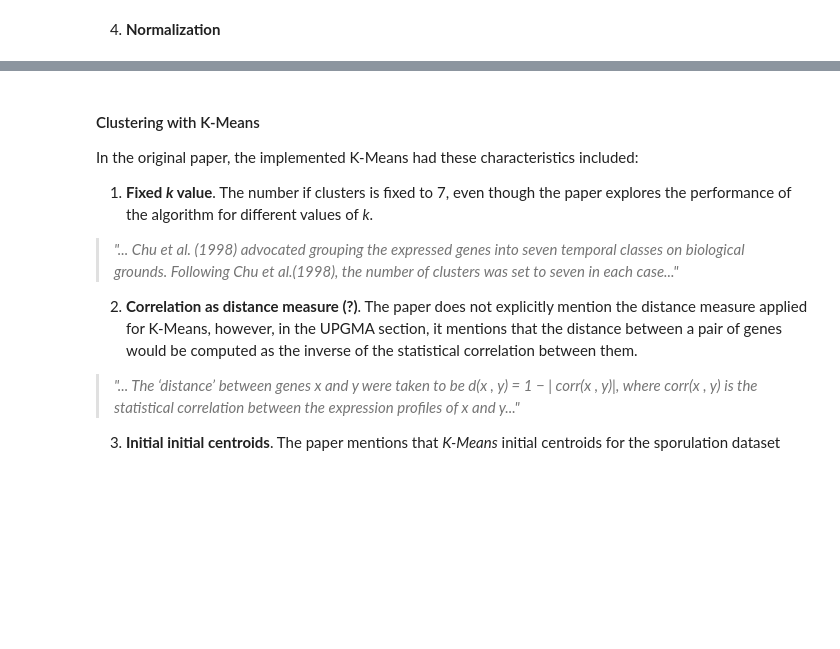
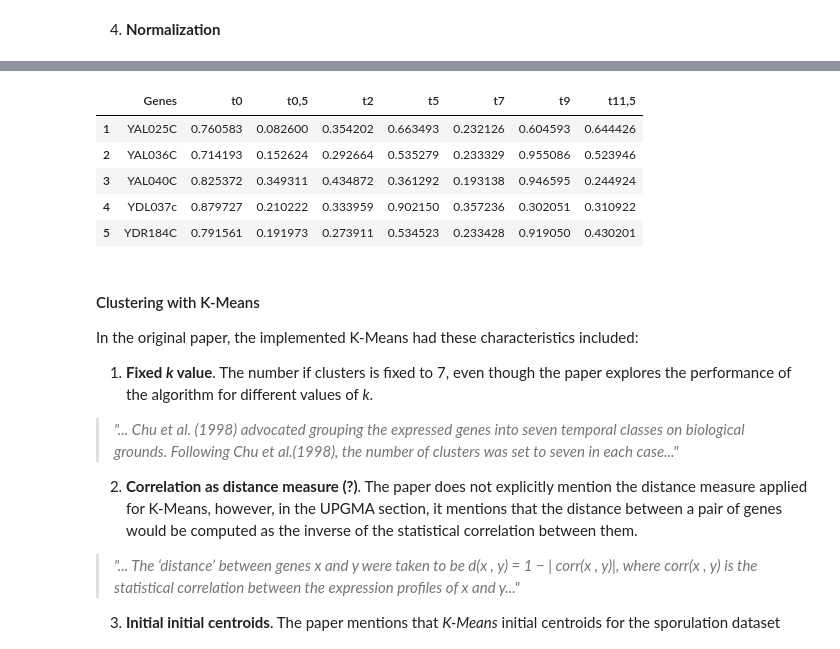
Before and after one commit to MarioPasc/complearn_projects, a Jupyter notebook: Clustering/code/k_means_clustering_sporulaton.ipynb, the cells around one changed output, grey strips where cells are left out. Cells and saved outputs as stored; diff of their text form; code cells hidden in the pictures; blank space fills up the shorter version.

```diff
--- a/Clustering/code/k_means_clustering_sporulaton.ipynb
+++ b/Clustering/code/k_means_clustering_sporulaton.ipynb
@@ -262,3 +266,12 @@ data_normalized = normalize_data_and_plot(data=data, columns_to_normalize=data.c
+# %%
+data_normalized.head()
+# %% [output]
+|  | Genes | t0 | t0,5 | t2 | t5 | t7 | t9 | t11,5 |
+| 1 | YAL025C | 0.760583 | 0.082600 | 0.354202 | 0.663493 | 0.232126 | 0.604593 | 0.644426 |
+| 2 | YAL036C | 0.714193 | 0.152624 | 0.292664 | 0.535279 | 0.233329 | 0.955086 | 0.523946 |
+| 3 | YAL040C | 0.825372 | 0.349311 | 0.434872 | 0.361292 | 0.193138 | 0.946595 | 0.244924 |
+| 4 | YDL037c | 0.879727 | 0.210222 | 0.333959 | 0.902150 | 0.357236 | 0.302051 | 0.310922 |
+| 5 | YDR184C | 0.791561 | 0.191973 | 0.273911 | 0.534523 | 0.233428 | 0.919050 | 0.430201 |
 # %% [markdown]
 #### Clustering with K-Means
 
```
Also changed, not shown: parts of 16 cells of this notebook, 4 other files.
